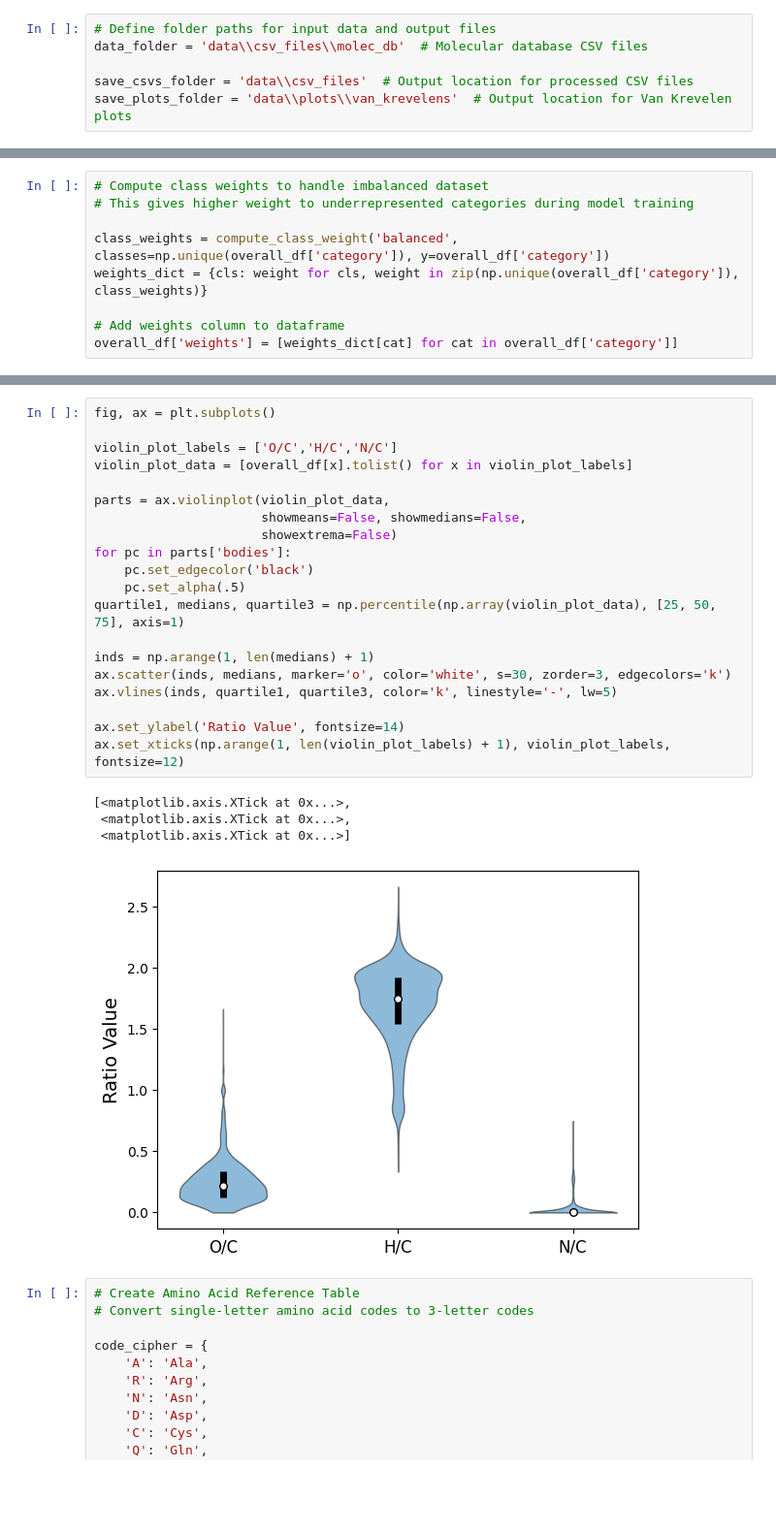
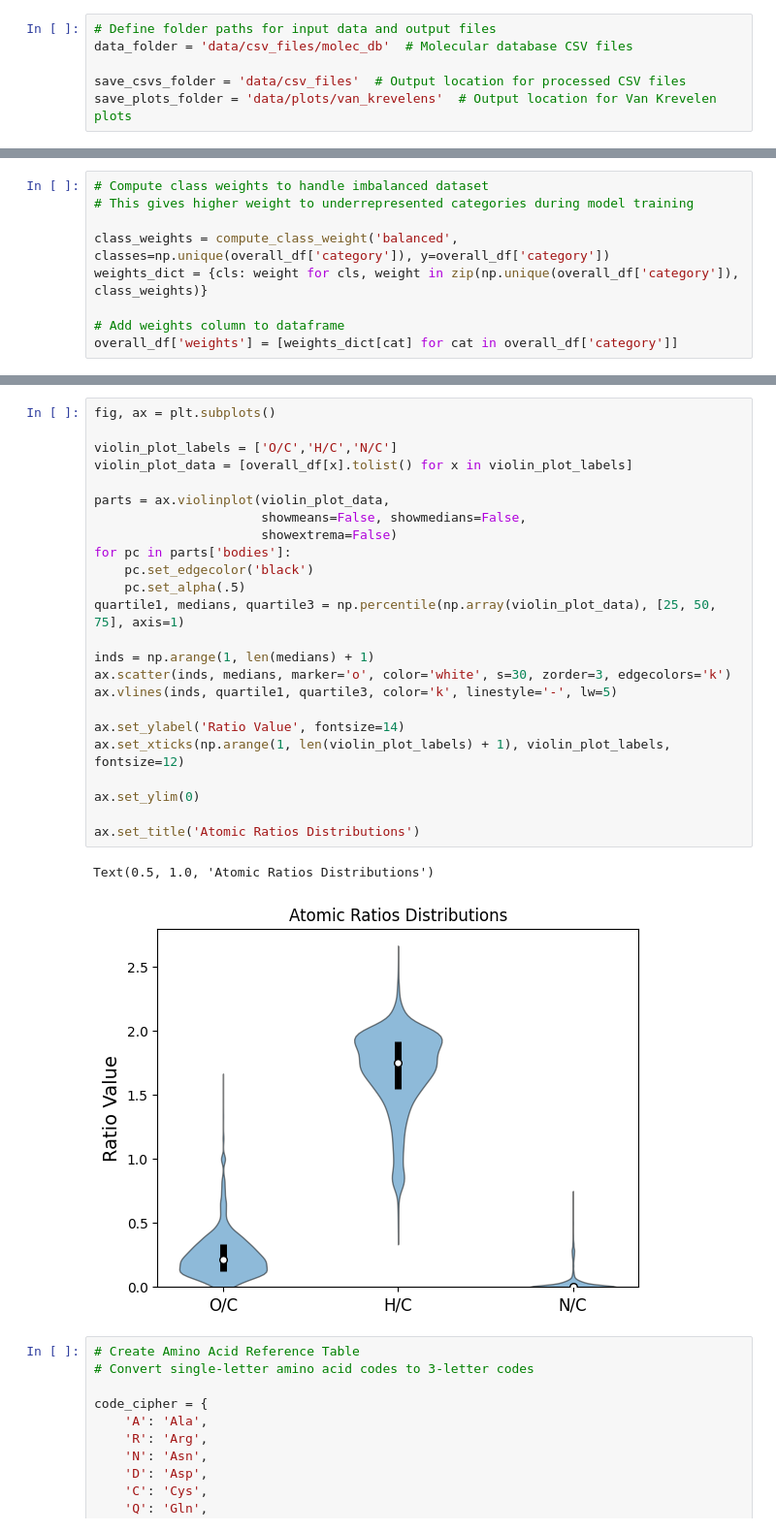
Before and after one commit to polimatt/SSEFCCA, a Jupyter notebook: files/create_csvs.ipynb, the cells around one changed output, grey strips where cells are left out. Shown at 97% size. Cells and saved outputs as stored; diff of their text form; blank space fills up the shorter version.

```diff
--- a/files/create_csvs.ipynb
+++ b/files/create_csvs.ipynb
@@ -11,10 +11,10 @@ from sklearn.utils.class_weight import compute_class_weight
 import mlacca_functions as mlcf
 # %%
 # Define folder paths for input data and output files
-data_folder = 'data\\csv_files\\molec_db'  # Molecular database CSV files
+data_folder = 'data/csv_files/molec_db'  # Molecular database CSV files
 
-save_csvs_folder = 'data\\csv_files'  # Output location for processed CSV files
-save_plots_folder = 'data\\plots\\van_krevelens'  # Output location for Van Krevelen plots
+save_csvs_folder = 'data/csv_files'  # Output location for processed CSV files
+save_plots_folder = 'data/plots/van_krevelens'  # Output location for Van Krevelen plots
 # %%
 # Get list of all L&M (Laszakovits and MacKay) CSV files from the data folder
 LM_files = [x for x in os.listdir(data_folder) if x.endswith('.csv') and 'l&m' in x]
@@ -249,28 +230,30 @@ fig.savefig(f'{save_plots_folder}\\vk_diagram.svg', dpi=600, facecolor='#fff', b
 # %%
 fig, ax = plt.subplots()
 
 violin_plot_labels = ['O/C','H/C','N/C']
 violin_plot_data = [overall_df[x].tolist() for x in violin_plot_labels]
 
 parts = ax.violinplot(violin_plot_data,
                       showmeans=False, showmedians=False,
                       showextrema=False)
 for pc in parts['bodies']:
     pc.set_edgecolor('black')
     pc.set_alpha(.5)
 quartile1, medians, quartile3 = np.percentile(np.array(violin_plot_data), [25, 50, 75], axis=1)
 
 inds = np.arange(1, len(medians) + 1)
 ax.scatter(inds, medians, marker='o', color='white', s=30, zorder=3, edgecolors='k')
 ax.vlines(inds, quartile1, quartile3, color='k', linestyle='-', lw=5)
 
 ax.set_ylabel('Ratio Value', fontsize=14)
 ax.set_xticks(np.arange(1, len(violin_plot_labels) + 1), violin_plot_labels, fontsize=12)
+
+ax.set_ylim(0)
+
+ax.set_title('Atomic Ratios Distributions')
 # %% [output]
-[<matplotlib.axis.XTick at 0x...>,
- <matplotlib.axis.XTick at 0x...>,
- <matplotlib.axis.XTick at 0x...>]
+Text(0.5, 1.0, 'Atomic Ratios Distributions')
-[figure, old version]
+[figure, new version]
 # %%
 # Create Amino Acid Reference Table
 # Convert single-letter amino acid codes to 3-letter codes
```
Also changed, not shown: parts of 9 cells of this notebook, 6 other files.
